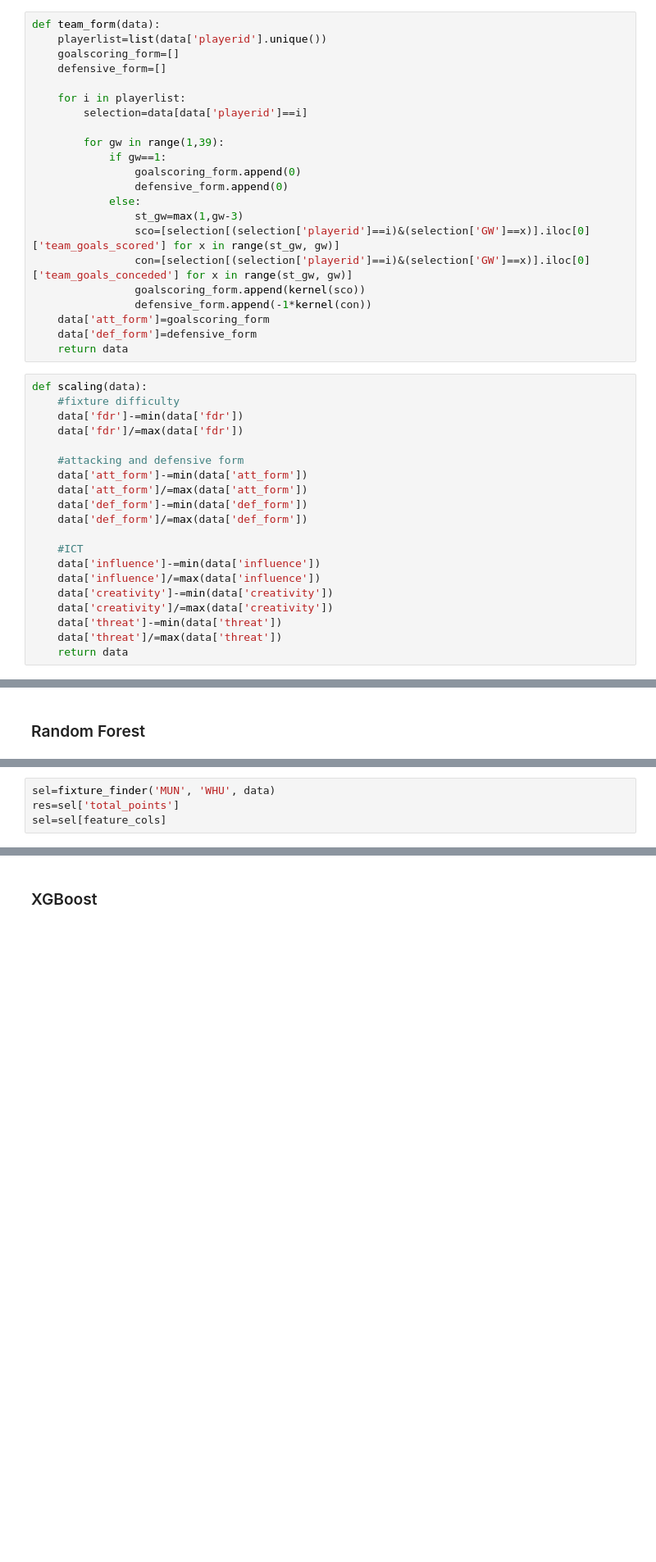
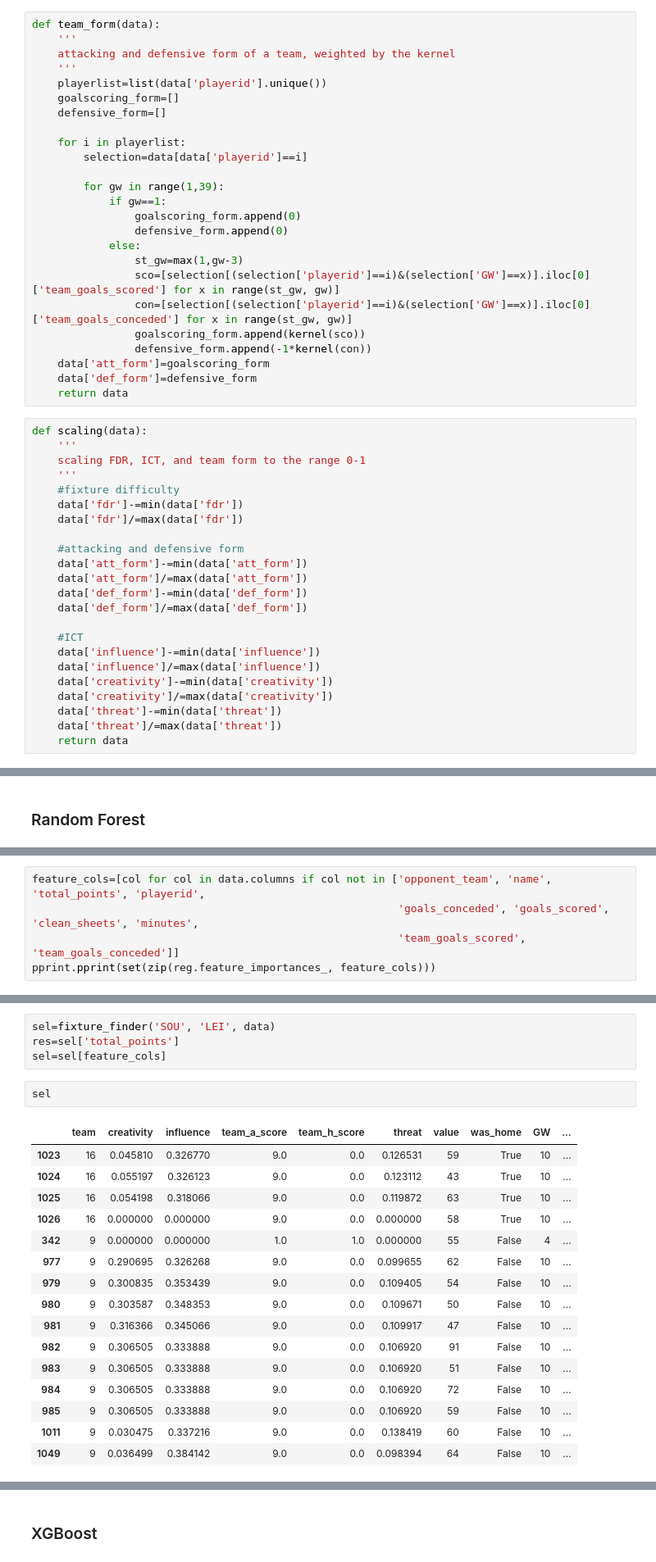
Before and after one commit to ashwinsapre/FPLTeamSelector, a Jupyter notebook: feature_engineering.ipynb, the cells around one changed output, grey strips where cells are left out. Shown: that part at 82% size. Drawn from its saved outputs; the diff is of its cells as text; blank space fills up the shorter version.

Commit message:
updated fixture fetcher

```diff
--- a/feature_engineering.ipynb
+++ b/feature_engineering.ipynb
@@ -136,6 +158,9 @@ def ICT(data):
     return data
 # %%
 def team_form(data):
+    '''
+    attacking and defensive form of a team, weighted by the kernel
+    '''
     playerlist=list(data['playerid'].unique())
     goalscoring_form=[]
     defensive_form=[]
@@ -158,6 +183,9 @@ def team_form(data):
     return data
 # %%
 def scaling(data):
+    '''
+    scaling FDR, ICT, and team form to the range 0-1
+    '''
     #fixture difficulty
     data['fdr']-=min(data['fdr'])
     data['fdr']/=max(data['fdr'])
@@ -275,0 +316,5 @@ NameError: name 'feature_cols' is not defined
+# %%
+feature_cols=[col for col in data.columns if col not in ['opponent_team', 'name', 'total_points', 'playerid',
+                                                         'goals_conceded', 'goals_scored', 'clean_sheets', 'minutes',
+                                                         'team_goals_scored', 'team_goals_conceded']]
+pprint.pprint(set(zip(reg.feature_importances_, feature_cols)))
@@ -276,4 +339,23 @@ NameError: name 'feature_cols' is not defined
 # %%
-sel=fixture_finder('MUN', 'WHU', data)
+sel=fixture_finder('SOU', 'LEI', data)
 res=sel['total_points']
 sel=sel[feature_cols]
+# %%
+sel
+# %% [output]
+|  | team | creativity | influence | team_a_score | team_h_score | threat | value | was_home | GW | ... |
+| 1023 | 16 | 0.045810 | 0.326770 | 9.0 | 0.0 | 0.126531 | 59 | True | 10 | ... |
+| 1024 | 16 | 0.055197 | 0.326123 | 9.0 | 0.0 | 0.123112 | 43 | True | 10 | ... |
+| 1025 | 16 | 0.054198 | 0.318066 | 9.0 | 0.0 | 0.119872 | 63 | True | 10 | ... |
+| 1026 | 16 | 0.000000 | 0.000000 | 9.0 | 0.0 | 0.000000 | 58 | True | 10 | ... |
+| 342 | 9 | 0.000000 | 0.000000 | 1.0 | 1.0 | 0.000000 | 55 | False | 4 | ... |
+| 977 | 9 | 0.290695 | 0.326268 | 9.0 | 0.0 | 0.099655 | 62 | False | 10 | ... |
+| 979 | 9 | 0.300835 | 0.353439 | 9.0 | 0.0 | 0.109405 | 54 | False | 10 | ... |
+| 980 | 9 | 0.303587 | 0.348353 | 9.0 | 0.0 | 0.109671 | 50 | False | 10 | ... |
+| 981 | 9 | 0.316366 | 0.345066 | 9.0 | 0.0 | 0.109917 | 47 | False | 10 | ... |
+| 982 | 9 | 0.306505 | 0.333888 | 9.0 | 0.0 | 0.106920 | 91 | False | 10 | ... |
+| 983 | 9 | 0.306505 | 0.333888 | 9.0 | 0.0 | 0.106920 | 51 | False | 10 | ... |
+| 984 | 9 | 0.306505 | 0.333888 | 9.0 | 0.0 | 0.106920 | 72 | False | 10 | ... |
+| 985 | 9 | 0.306505 | 0.333888 | 9.0 | 0.0 | 0.106920 | 59 | False | 10 | ... |
+| 1011 | 9 | 0.030475 | 0.337216 | 9.0 | 0.0 | 0.138419 | 60 | False | 10 | ... |
+| 1049 | 9 | 0.036499 | 0.384142 | 9.0 | 0.0 | 0.098394 | 64 | False | 10 | ... |
```
Also changed, not shown: parts of 12 cells of this notebook, 2 other files.
